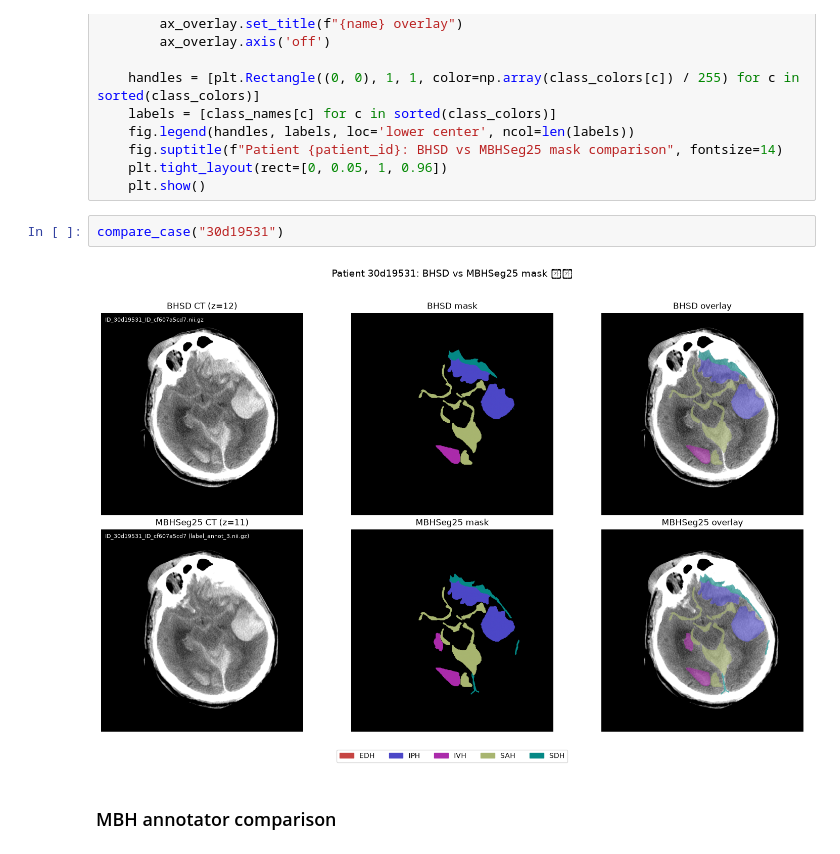
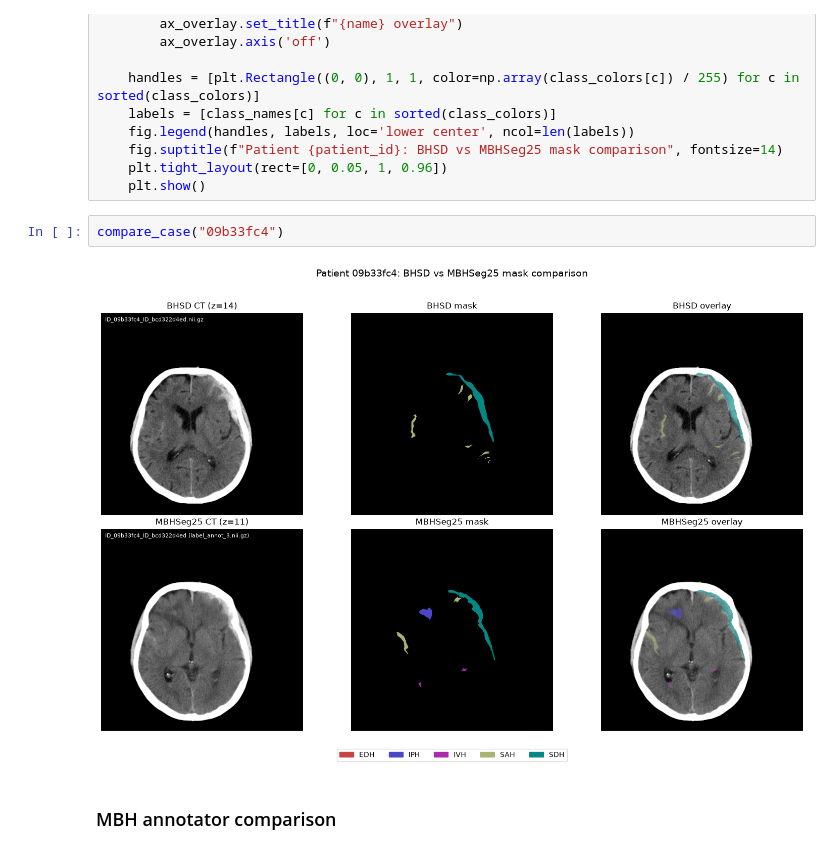
Before and after one commit to 02dumartin/ich-vlm, a Jupyter notebook: notebook/BSHD_MBHseg25.ipynb, the cells around one changed output. Cells and saved outputs as stored; diff of their text form.

```diff
--- a/notebook/BSHD_MBHseg25.ipynb
+++ b/notebook/BSHD_MBHseg25.ipynb
@@ -115,9 +117,9 @@ def compare_case(patient_id, z=None, annotator_id=3, orientation="LPS"):
     plt.tight_layout(rect=[0, 0.05, 1, 0.96])
     plt.show()
 # %%
-compare_case("30d19531")
+compare_case("09b33fc4")
 # %% [output]
-[figure, old version]
+[figure, new version]
 # %% [markdown]
 ### MBH annotator comparison
 # %%
```
Also changed, not shown: parts of 1 cell of this notebook, 5 other files.
